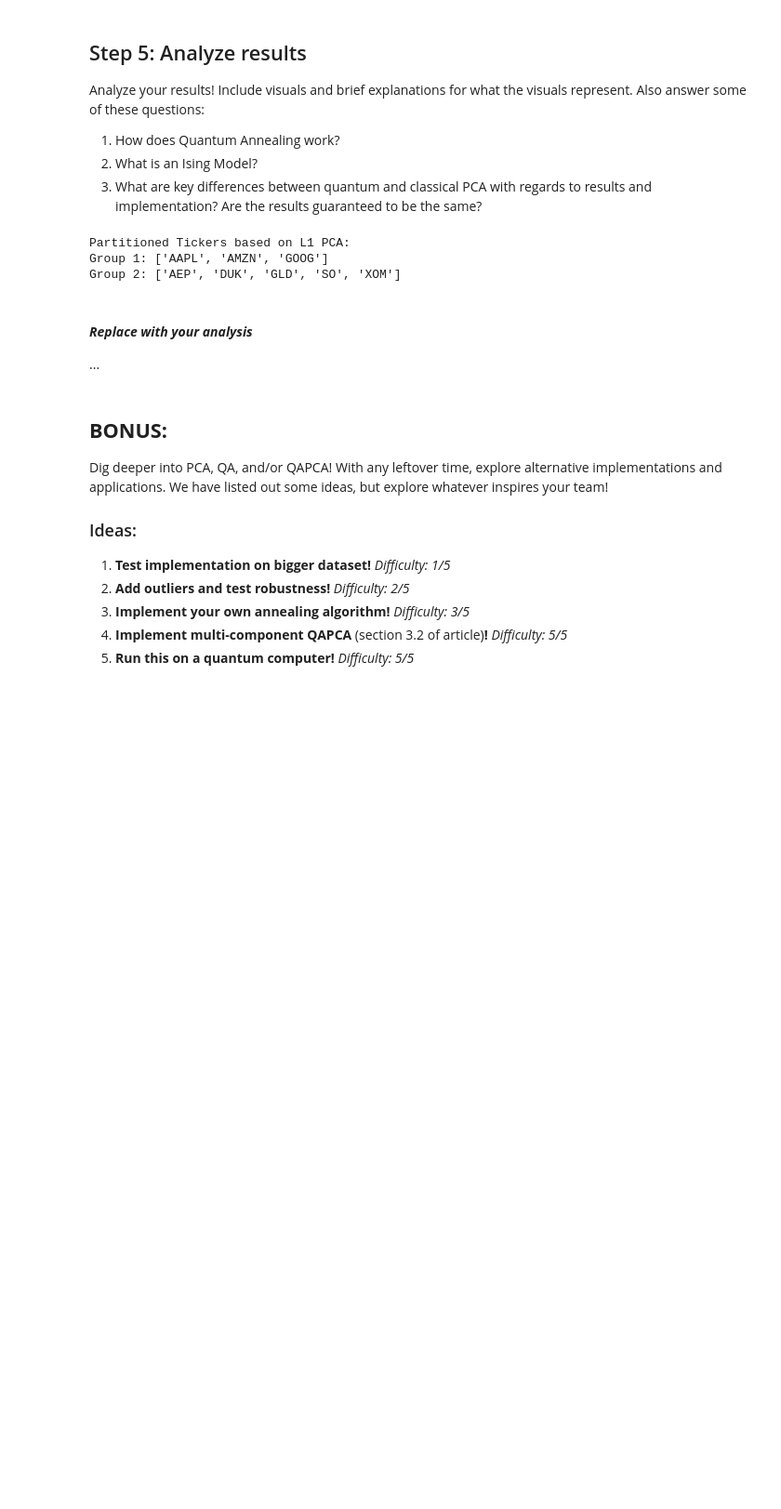
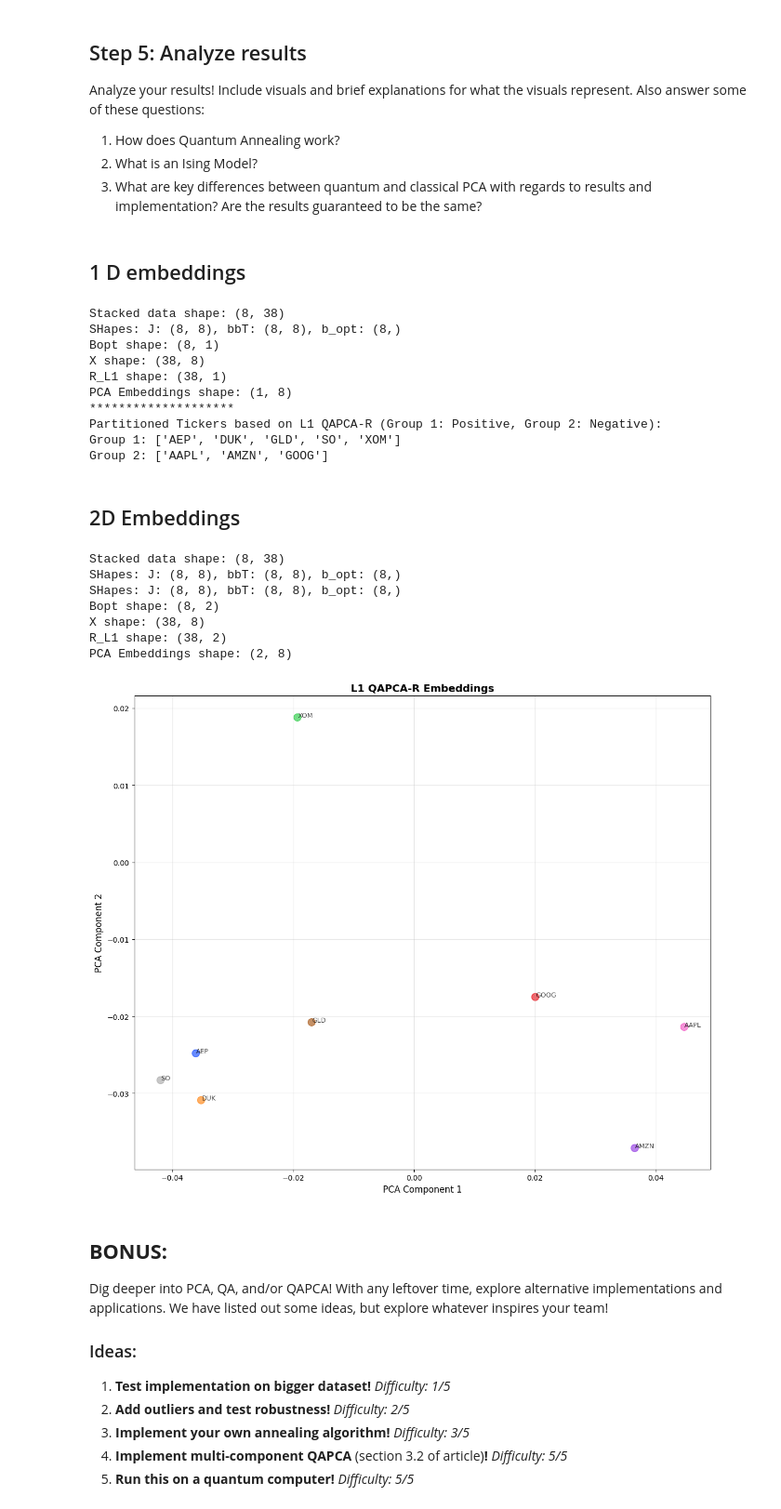
Before and after one commit to yubrajbhandari923/ShawCirclePrompt_QuantathonV2, a Jupyter notebook: shaw_circle_challenge.ipynb, the cells around one changed output. Shown: that part at 93% size. Saved outputs shown, nothing was run; the diff lists cells and outputs as text; code cells hidden in the pictures; blank space fills up the shorter version.

```diff
--- a/shaw_circle_challenge.ipynb
+++ b/shaw_circle_challenge.ipynb
@@ -420,28 +424,53 @@ Analyze your results! Include visuals and brief explanations for what the visual
 1. How does Quantum Annealing work?
 2. What is an Ising Model?
 3. What are key differences between quantum and classical PCA with regards to results and implementation? Are the results guaranteed to be the same?
+# %% [markdown]
+## 1 D embeddings
 # %%
-# code
+# Get the tickers list
 tickers = log_return_vectors.index.tolist()
+ticker_data = log_return_vectors
+pca_embeddings, _ = do_l1_pca(ticker_data, 1, solve_l1_qapca_r_component)
+print("PCA Embeddings shape:", pca_embeddings.shape)
 
 tickers_partition = (list(), list())
 for idx, tick in enumerate(tickers):
-    if qapca_r_embeddings[0, idx] >= 0:
+    if pca_embeddings[0,idx] >= 0:
         tickers_partition[0].append(tick)
     else:
         tickers_partition[1].append(tick)
 
 # Display the partitioned tickers
-print("Partitioned Tickers based on L1 PCA:")
+print(f"{'*'*20} \nPartitioned Tickers based on L1 QAPCA-R (Group 1: Positive, Group 2: Negative):")
 print("Group 1:", tickers_partition[0])
 print("Group 2:", tickers_partition[1])
 # %% [output]
-Partitioned Tickers based on L1 PCA:
-Group 1: ['AAPL', 'AMZN', 'GOOG']
-Group 2: ['AEP', 'DUK', 'GLD', 'SO', 'XOM']
+Stacked data shape: (8, 38)
+SHapes: J: (8, 8), bbT: (8, 8), b_opt: (8,)
+Bopt shape: (8, 1)
+X shape: (38, 8)
+R_L1 shape: (38, 1)
+PCA Embeddings shape: (1, 8)
+********************
+Partitioned Tickers based on L1 QAPCA-R (Group 1: Positive, Group 2: Negative):
+Group 1: ['AEP', 'DUK', 'GLD', 'SO', 'XOM']
+Group 2: ['AAPL', 'AMZN', 'GOOG']
-# %% [markdown]
-#### ***Replace with your analysis***
-...
+# %% [markdown]
+## 2D Embeddings
+# %%
+# 2d visualizations
+pca_embeddings, _ = do_l1_pca(ticker_data, 2, solve_l1_qapca_r_component)
+print("PCA Embeddings shape:", pca_embeddings.shape)
+create_scatterplot(pca_embeddings, tickers, "L1 QAPCA-R Embeddings")
+# %% [output]
+Stacked data shape: (8, 38)
+SHapes: J: (8, 8), bbT: (8, 8), b_opt: (8,)
+SHapes: J: (8, 8), bbT: (8, 8), b_opt: (8,)
+Bopt shape: (8, 2)
+X shape: (38, 8)
+R_L1 shape: (38, 2)
+PCA Embeddings shape: (2, 8)
+[figure, added]
 # %% [markdown]
 ## **BONUS:**
 Dig deeper into PCA, QA, and/or QAPCA! With any leftover time, explore alternative implementations and applications. We have listed out some ideas, but explore whatever inspires your team!
```
Also changed, not shown: parts of 20 cells of this notebook, 7 other files.
